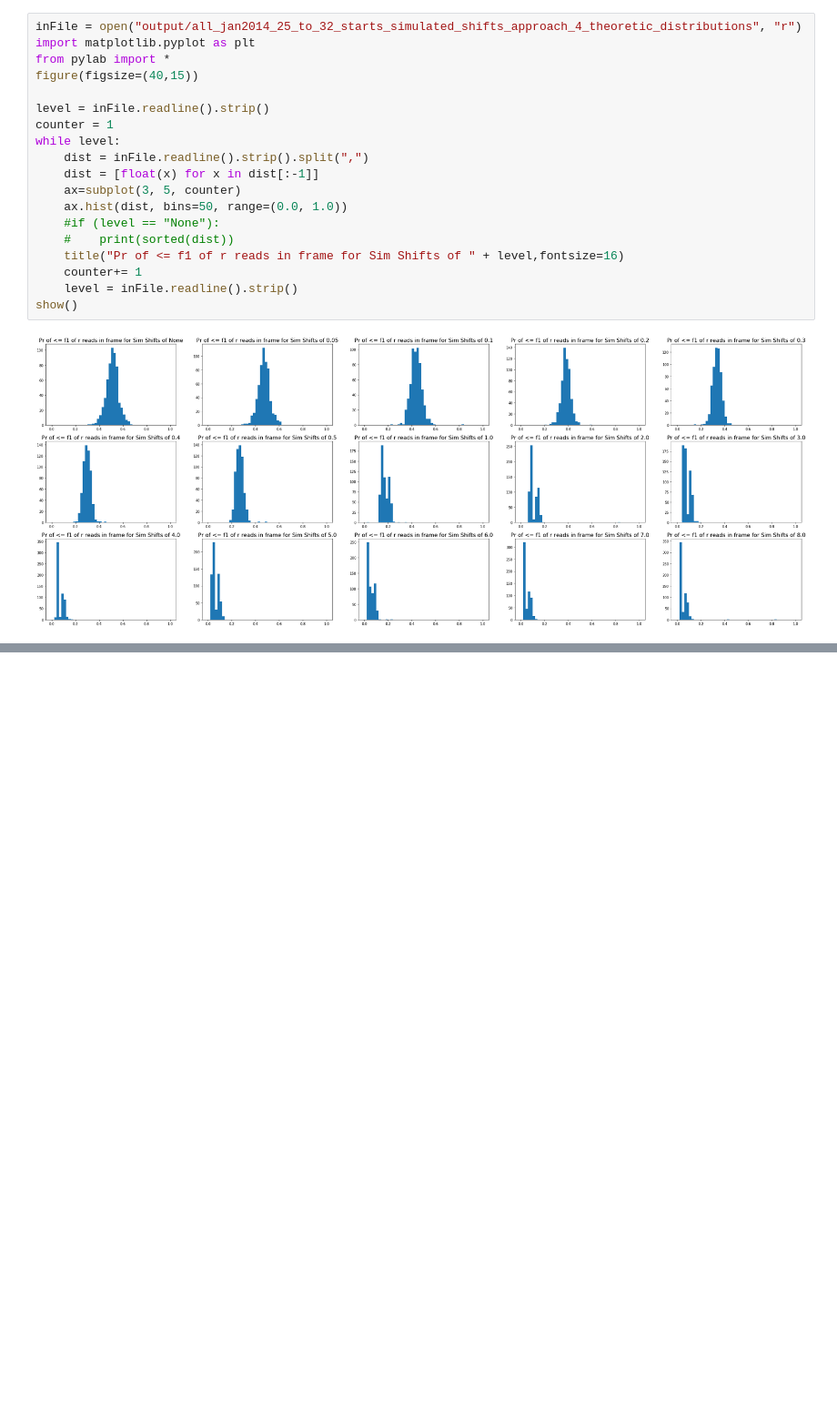
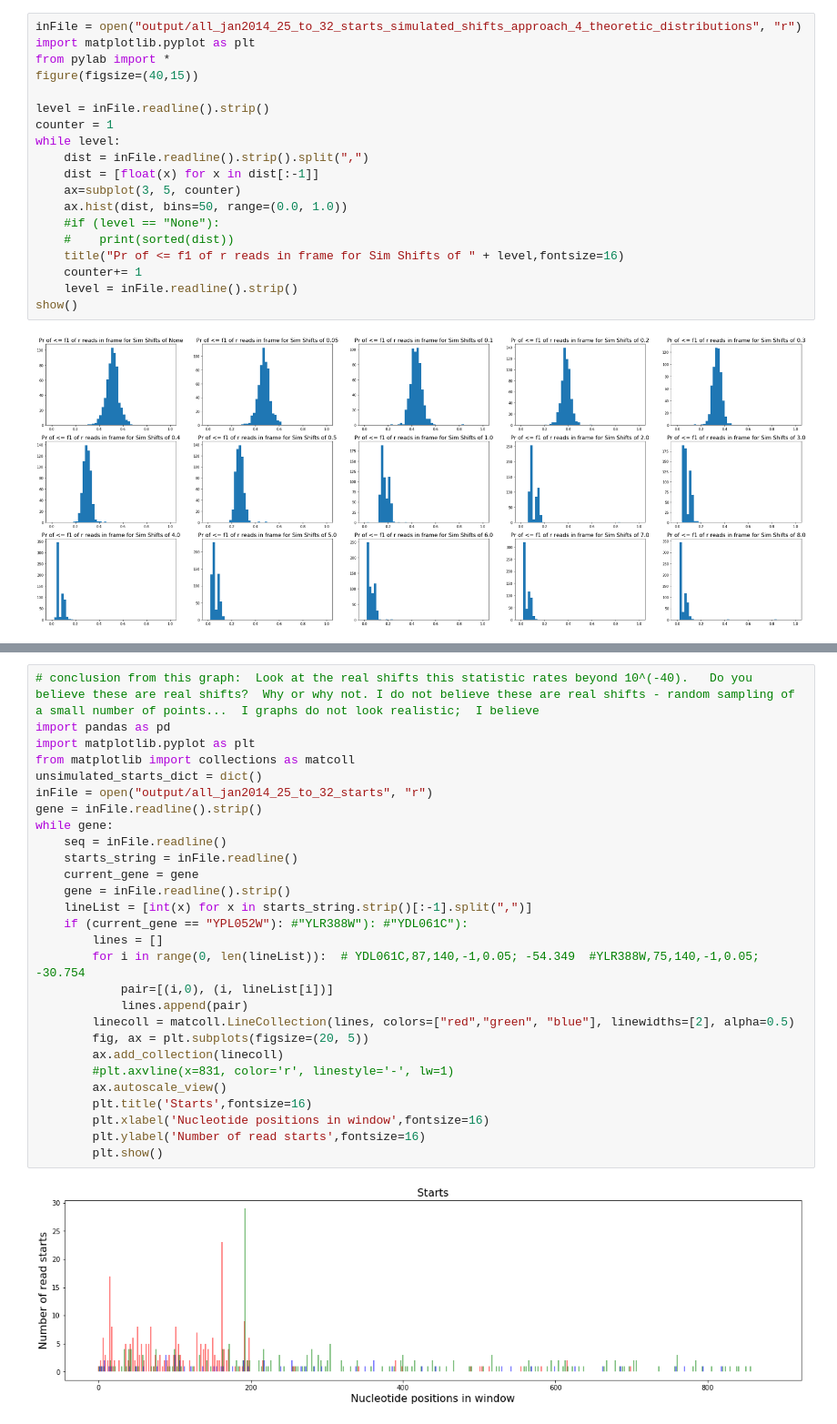
Before and after one commit to ayurovsky/old_Frame-Shift-Detector, a Jupyter notebook: Approach4-TheoreticDistributions.ipynb, the cells around one changed output, grey strips where cells are left out. Shown: that part at 91% size. Cells and saved outputs as stored; diff of their text form; blank space fills up the shorter version.

```diff
--- a/Approach4-TheoreticDistributions.ipynb
+++ b/Approach4-TheoreticDistributions.ipynb
@@ -60,0 +105,30 @@ show()
+# %%
+# conclusion from this graph:  Look at the real shifts this statistic rates beyond 10^(-40).   Do you believe these are real shifts?  Why or why not. I do not believe these are real shifts - random sampling of a small number of points...  I graphs do not look realistic;  I believe
+import pandas as pd
+import matplotlib.pyplot as plt
+from matplotlib import collections as matcoll
+unsimulated_starts_dict = dict()
+inFile = open("output/all_jan2014_25_to_32_starts", "r")
+gene = inFile.readline().strip()
+while gene:
+    seq = inFile.readline()
+    starts_string = inFile.readline()
+    current_gene = gene
+    gene = inFile.readline().strip()
+    lineList = [int(x) for x in starts_string.strip()[:-1].split(",")]
+    if (current_gene == "YPL052W"): #"YLR388W"): #"YDL061C"):
+        lines = []
+        for i in range(0, len(lineList)):  # YDL061C,87,140,-1,0.05; -54.349  #YLR388W,75,140,-1,0.05; -30.754
+            pair=[(i,0), (i, lineList[i])]
+            lines.append(pair)
+        linecoll = matcoll.LineCollection(lines, colors=["red","green", "blue"], linewidths=[2], alpha=0.5)
+        fig, ax = plt.subplots(figsize=(20, 5))
+        ax.add_collection(linecoll)
+        #plt.axvline(x=831, color='r', linestyle='-', lw=1)
+        ax.autoscale_view()
+        plt.title('Starts',fontsize=16)
+        plt.xlabel('Nucleotide positions in window',fontsize=16)
+        plt.ylabel('Number of read starts',fontsize=16)
+        plt.show()
+# %% [output]
+[figure, added]
```
Also changed, not shown: parts of 7 cells of this notebook, 20 other files.
